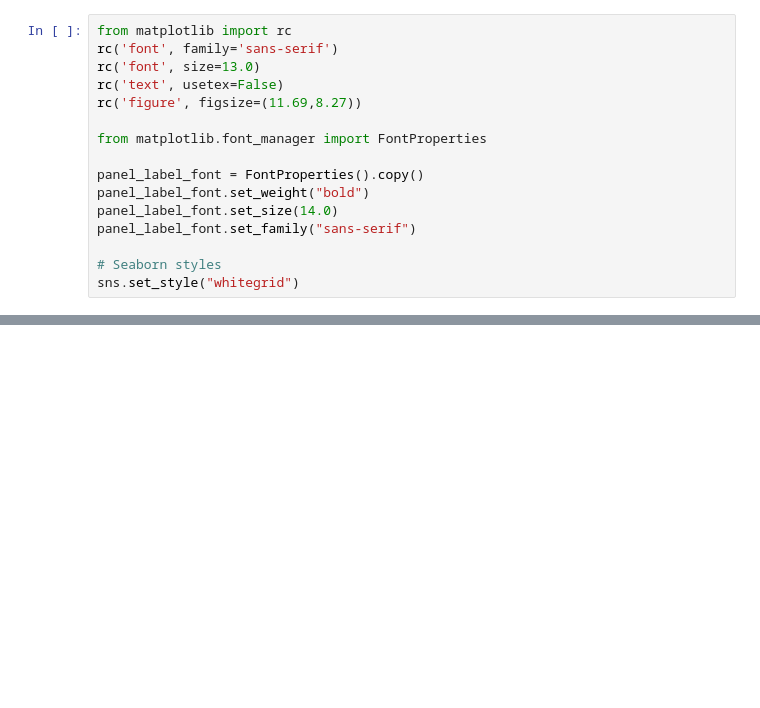
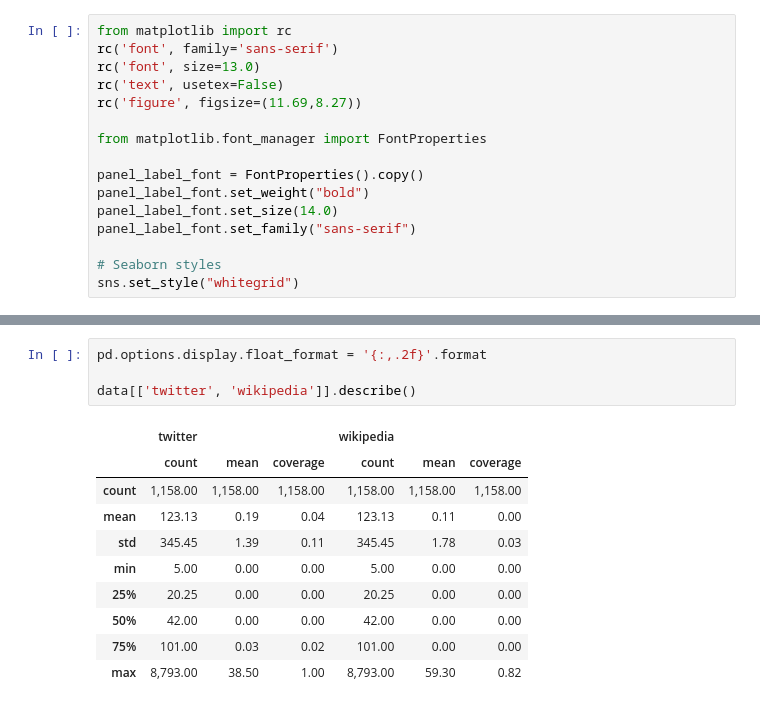
Before and after one commit to ScholCommLab/paperbuzz_analysis, a Jupyter notebook: analyse_paperbuzz.ipynb, the cells around one changed output, grey strips where cells are left out. Cells and saved outputs as stored; diff of their text form; blank space fills up the shorter version.

```diff
--- a/analyse_paperbuzz.ipynb
+++ b/analyse_paperbuzz.ipynb
@@ -41,0 +53,15 @@ df.describe()
+# %%
+pd.options.display.float_format = '{:,.2f}'.format
+
+data[['twitter', 'wikipedia']].describe()
+# %% [output]
+|  | twitter |  |  | wikipedia |  |  |
+|  | count | mean | coverage | count | mean | coverage |
+| count | 1,158.00 | 1,158.00 | 1,158.00 | 1,158.00 | 1,158.00 | 1,158.00 |
+| mean | 123.13 | 0.19 | 0.04 | 123.13 | 0.11 | 0.00 |
+| std | 345.45 | 1.39 | 0.11 | 345.45 | 1.78 | 0.03 |
+| min | 5.00 | 0.00 | 0.00 | 5.00 | 0.00 | 0.00 |
+| 25% | 20.25 | 0.00 | 0.00 | 20.25 | 0.00 | 0.00 |
+| 50% | 42.00 | 0.00 | 0.00 | 42.00 | 0.00 | 0.00 |
+| 75% | 101.00 | 0.03 | 0.02 | 101.00 | 0.00 | 0.00 |
+| max | 8,793.00 | 38.50 | 1.00 | 8,793.00 | 59.30 | 0.82 |
```
Also changed, not shown: parts of 6 cells of this notebook, 1 other file.
